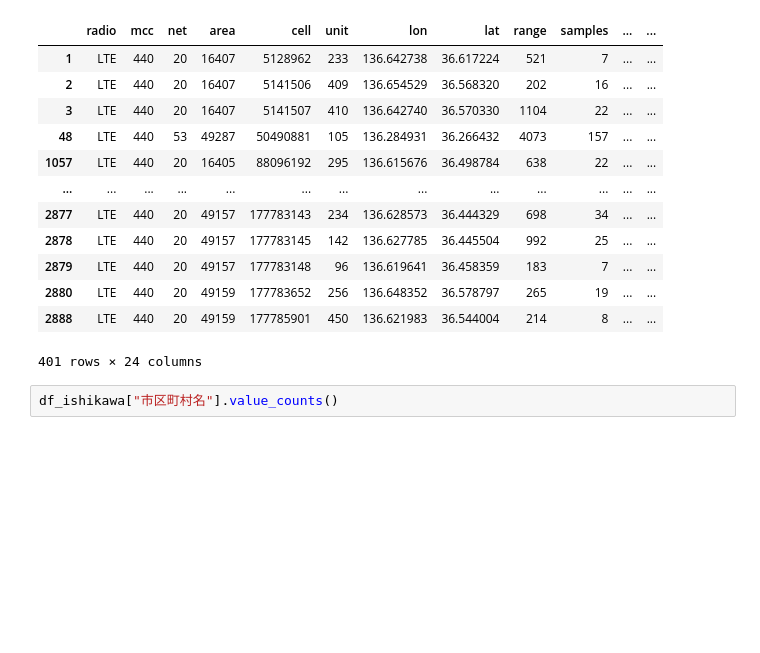
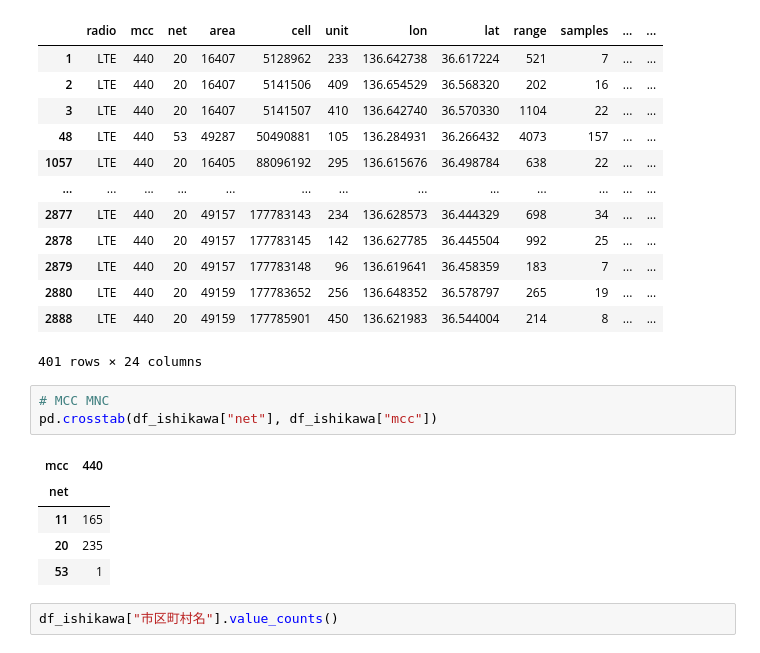
Before and after one commit to imabari/ImabariScraping, a Jupyter notebook: mls_filter_ishikawa_geopandas.ipynb, the cells around one changed output. Saved outputs shown, nothing was run; the diff lists cells and outputs as text; blank space fills up the shorter version.

```diff
--- a/mls_filter_ishikawa_geopandas.ipynb
+++ b/mls_filter_ishikawa_geopandas.ipynb
@@ -227,6 +212,15 @@ df_ishikawa
 | 2880 | LTE | 440 | 20 | 49159 | 177783652 | 256 | 136.648352 | 36.578797 | 265 | 19 | ... | ... |
 | 2888 | LTE | 440 | 20 | 49159 | 177785901 | 450 | 136.621983 | 36.544004 | 214 | 8 | ... | ... |
 401 rows × 24 columns
+# %%
+# MCC MNC
+pd.crosstab(df_ishikawa["net"], df_ishikawa["mcc"])
+# %% [output]
+| mcc | 440 |
+| net |  |
+| 11 | 165 |
+| 20 | 235 |
+| 53 | 1 |
 # %%
 df_ishikawa["市区町村名"].value_counts()
 # %% [output]
```
Also changed, not shown: parts of 11 cells of this notebook.
